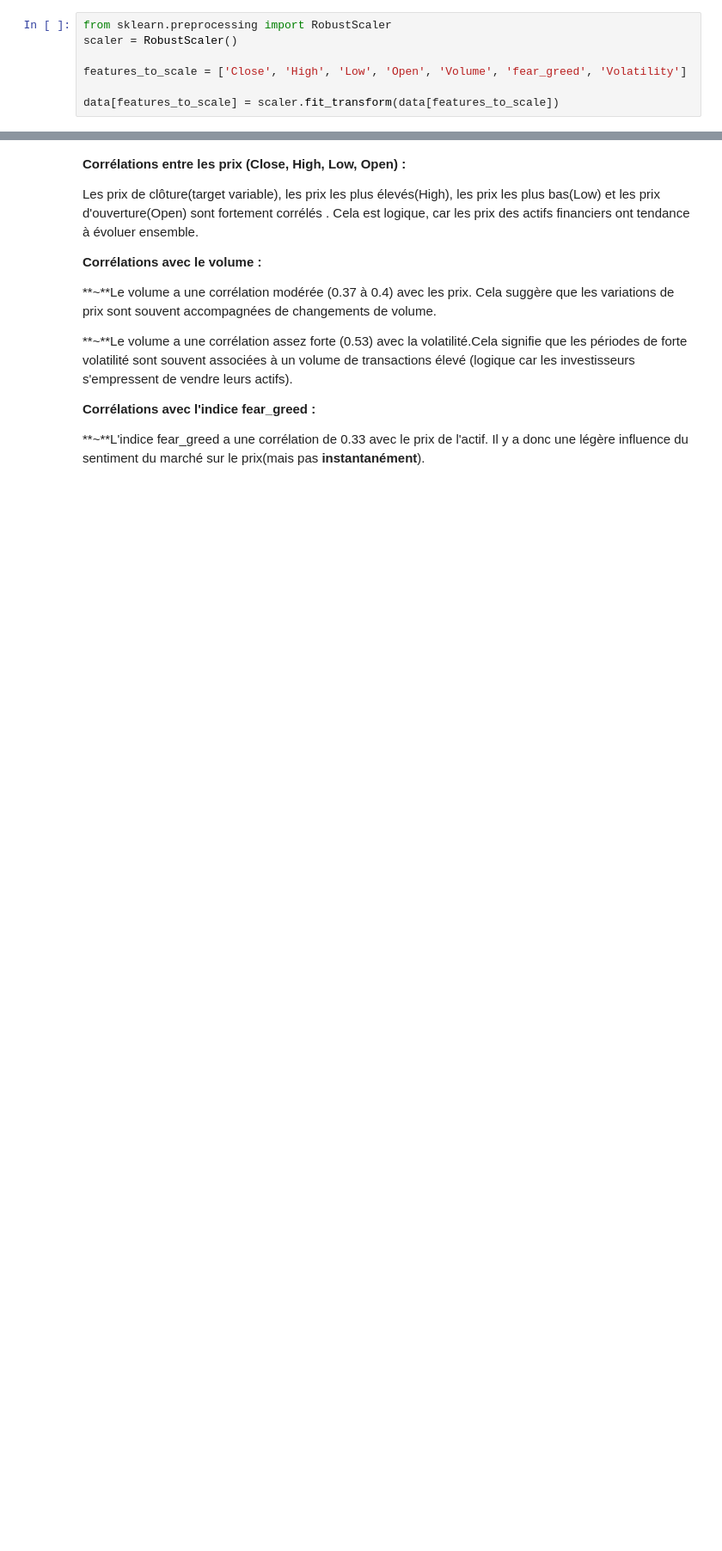
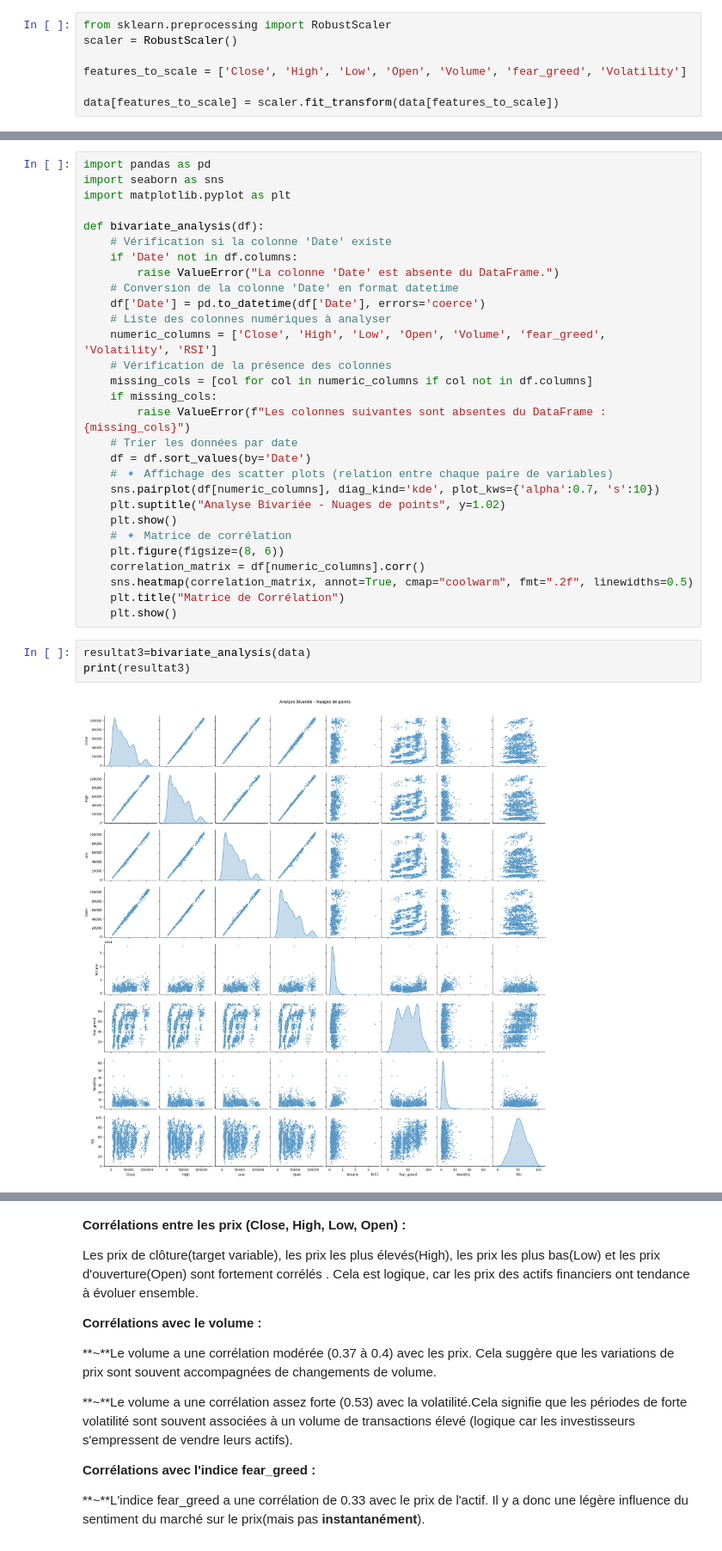
Before and after one commit to hinimdoumorsia/projet_Series_chronologiques, a Jupyter notebook: Preprocessing.ipynb, the cells around one changed output, grey strips where cells are left out. Shown at 86% size. Saved outputs shown, nothing was run; the diff lists cells and outputs as text; blank space fills up the shorter version.

```diff
--- a/Preprocessing.ipynb
+++ b/Preprocessing.ipynb
@@ -351,0 +345,34 @@ sns.heatmap(data[['Close', 'High', 'Low', 'Open', 'Volume', 'fear_greed', 'Volat
+# %%
+import pandas as pd
+import seaborn as sns
+import matplotlib.pyplot as plt
+
+def bivariate_analysis(df):
+    # Vérification si la colonne 'Date' existe
+    if 'Date' not in df.columns:
+        raise ValueError("La colonne 'Date' est absente du DataFrame.")
+    # Conversion de la colonne 'Date' en format datetime
+    df['Date'] = pd.to_datetime(df['Date'], errors='coerce')
+    # Liste des colonnes numériques à analyser
+    numeric_columns = ['Close', 'High', 'Low', 'Open', 'Volume', 'fear_greed', 'Volatility', 'RSI']
+    # Vérification de la présence des colonnes
+    missing_cols = [col for col in numeric_columns if col not in df.columns]
+    if missing_cols:
+        raise ValueError(f"Les colonnes suivantes sont absentes du DataFrame : {missing_cols}")
+    # Trier les données par date
+    df = df.sort_values(by='Date')
+    # 🔹 Affichage des scatter plots (relation entre chaque paire de variables)
+    sns.pairplot(df[numeric_columns], diag_kind='kde', plot_kws={'alpha':0.7, 's':10})
+    plt.suptitle("Analyse Bivariée - Nuages de points", y=1.02)
+    plt.show()
+    # 🔹 Matrice de corrélation
+    plt.figure(figsize=(8, 6))
+    correlation_matrix = df[numeric_columns].corr()
+    sns.heatmap(correlation_matrix, annot=True, cmap="coolwarm", fmt=".2f", linewidths=0.5)
+    plt.title("Matrice de Corrélation")
+    plt.show()
+# %%
+resultat3=bivariate_analysis(data)
+print(resultat3)
+# %% [output]
+[figure, added]
```
Also changed, not shown: parts of 5 cells of this notebook.
